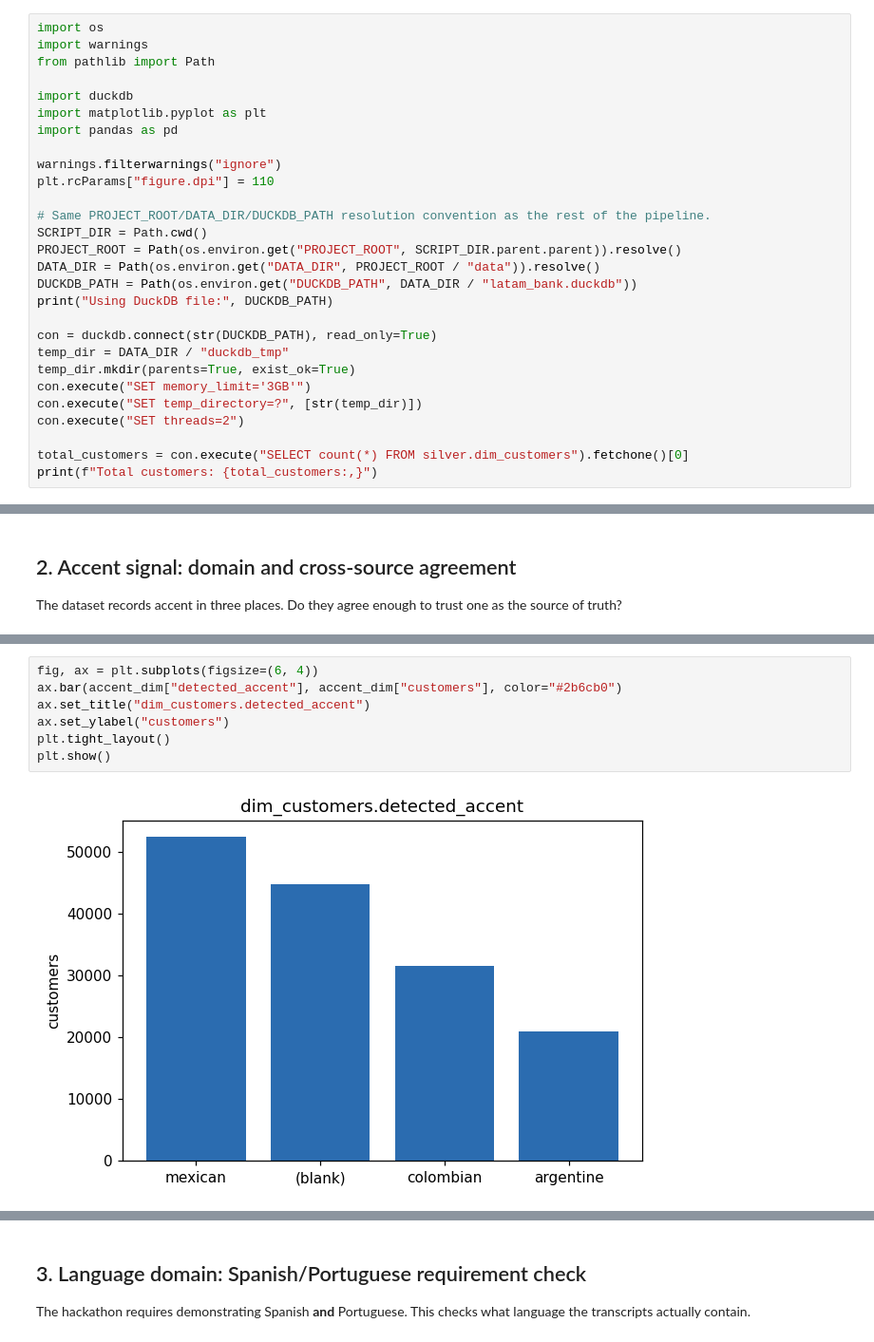
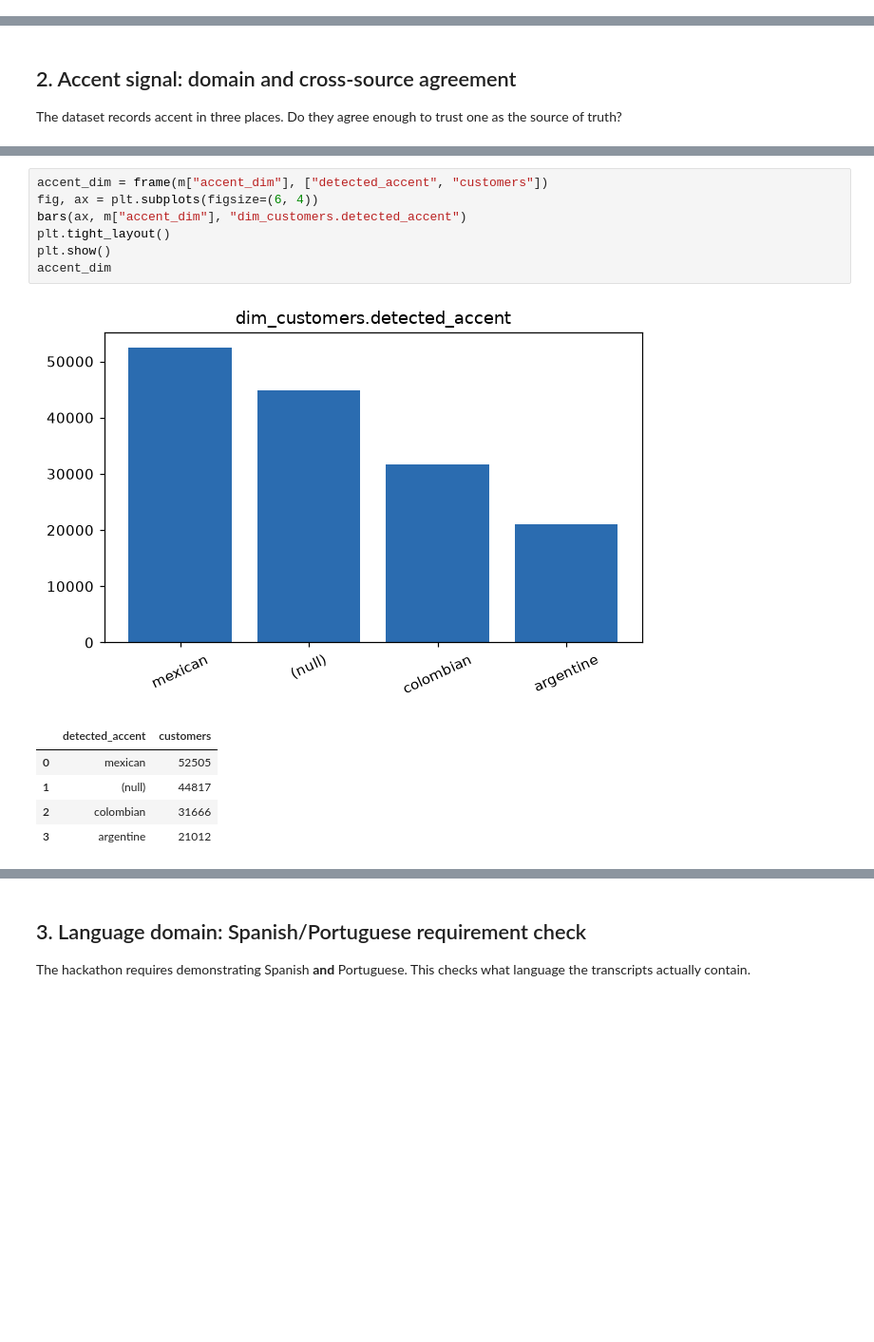
Before and after one commit to LucasTramonte/Factored-Hackathon-2026-ArabicaAI, a Jupyter notebook: data_profiles/personalization_profile/personalization_analysis.ipynb, the cells around one changed output, grey strips where cells are left out. Shown at 95% size. Cells and saved outputs as stored; diff of their text form; blank space fills up the shorter version.

```diff
--- a/data_profiles/personalization_profile/personalization_analysis.ipynb
+++ b/data_profiles/personalization_profile/personalization_analysis.ipynb
@@ -16,28 +15,0 @@ Reads `silver.*` tables only, read-only connection, no writes.
-# %%
-import os
-import warnings
-from pathlib import Path
-
-import duckdb
-import matplotlib.pyplot as plt
-import pandas as pd
-
-warnings.filterwarnings("ignore")
-plt.rcParams["figure.dpi"] = 110
-
-# Same PROJECT_ROOT/DATA_DIR/DUCKDB_PATH resolution convention as the rest of the pipeline.
-SCRIPT_DIR = Path.cwd()
-PROJECT_ROOT = Path(os.environ.get("PROJECT_ROOT", SCRIPT_DIR.parent.parent)).resolve()
-DATA_DIR = Path(os.environ.get("DATA_DIR", PROJECT_ROOT / "data")).resolve()
-DUCKDB_PATH = Path(os.environ.get("DUCKDB_PATH", DATA_DIR / "latam_bank.duckdb"))
-print("Using DuckDB file:", DUCKDB_PATH)
-
-con = duckdb.connect(str(DUCKDB_PATH), read_only=True)
-temp_dir = DATA_DIR / "duckdb_tmp"
-temp_dir.mkdir(parents=True, exist_ok=True)
-con.execute("SET memory_limit='3GB'")
-con.execute("SET temp_directory=?", [str(temp_dir)])
-con.execute("SET threads=2")
-
-total_customers = con.execute("SELECT count(*) FROM silver.dim_customers").fetchone()[0]
-print(f"Total customers: {total_customers:,}")
@@ -118,9 +95,14 @@ accent_dim
 # %%
+accent_dim = frame(m["accent_dim"], ["detected_accent", "customers"])
 fig, ax = plt.subplots(figsize=(6, 4))
-ax.bar(accent_dim["detected_accent"], accent_dim["customers"], color="#2b6cb0")
-ax.set_title("dim_customers.detected_accent")
-ax.set_ylabel("customers")
+bars(ax, m["accent_dim"], "dim_customers.detected_accent")
 plt.tight_layout()
 plt.show()
+accent_dim
 # %% [output]
-[figure, old version]
+[figure, new version]
+|  | detected_accent | customers |
+| 0 | mexican | 52505 |
+| 1 | (null) | 44817 |
+| 2 | colombian | 31666 |
+| 3 | argentine | 21012 |
```
Also changed, not shown: parts of 41 cells of this notebook, 9 other files.
